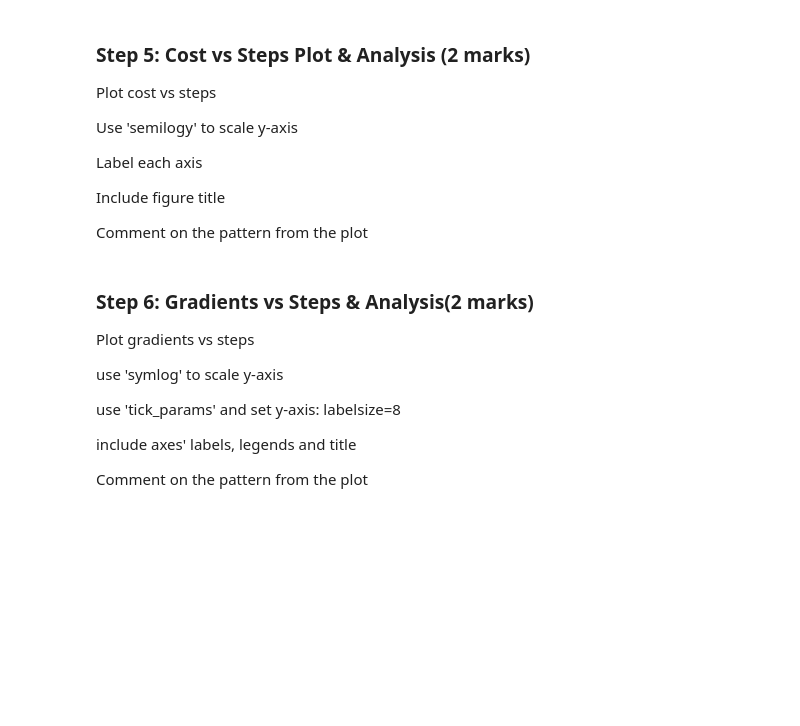
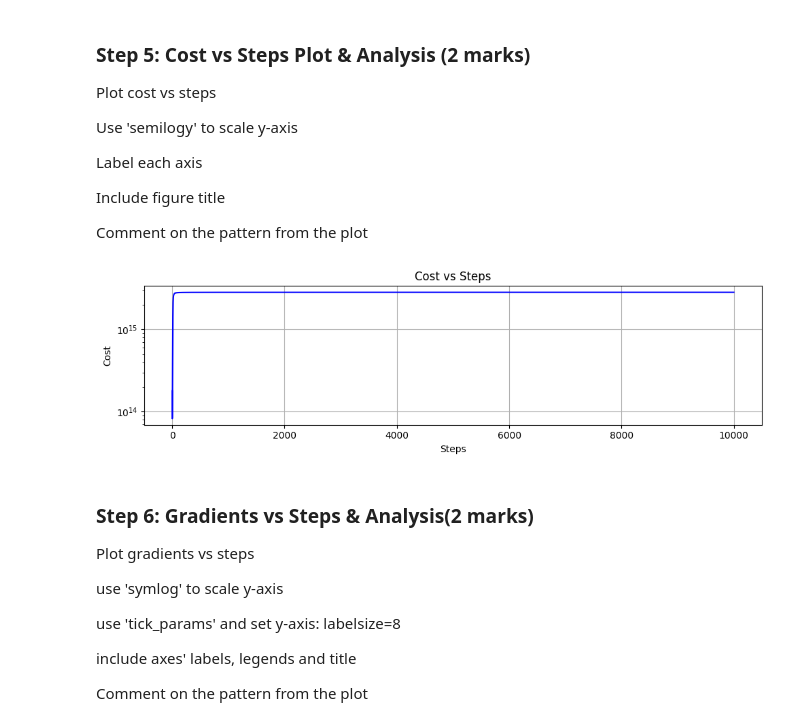
Before and after one commit to KatiaAbdulBaki/engg680_2024_fall, a Jupyter notebook: Lab_Assignment3/IntroMachineLearning(GradientDescent,LogisticRegression).ipynb, the cells around one changed output. Drawn from its saved outputs; the diff is of its cells as text; code cells hidden in the pictures; blank space fills up the shorter version.

Commit message:
Completed NonLinear Gradient Descent

```diff
--- a/Lab_Assignment3/IntroMachineLearning(GradientDescent,LogisticRegression).ipynb
+++ b/Lab_Assignment3/IntroMachineLearning(GradientDescent,LogisticRegression).ipynb
@@ -99,8 +99,9 @@ Call euclidean_norm function to calculate geometric distance.
 # %%
 # Cost function: sum of squared residuals between measured and predicted pseudoranges
 def cost_function(r_pos, cdT, s_pos, pseudorange):
-    euclidean_norm_values = euclidean_norm(r_pos, s_pos)
-    residuals = pseudorange - euclidean_norm_values - cdT
+    geometric_distance = euclidean_norm(r_pos, s_pos)
+    predicted_pseudorange = geometric_distance + cdT
+    residuals = pseudorange - predicted_pseudorange
     cost = np.sum(residuals**2)
 
     return cost
@@ -120,7 +121,15 @@ Call euclidean_norm function to calculate geometric distance.
 # %%
 # Gradient of the cost function with respect to the unknowns (x_r, y_r, z_r, cdT)
 def gradient(r_pos, cdT, s_pos, pseudorange):
+    geometric_distance = euclidean_norm(r_pos, s_pos)
+    predicted_pseudorange = geometric_distance + cdT
+    residuals = pseudorange - predicted_pseudorange
+    grad_x_r = np.sum(residuals * (r_pos[0] - s_pos[:, 0]) / geometric_distance)
+    grad_y_r = np.sum(residuals * (r_pos[1] - s_pos[:, 1]) / geometric_distance)
+    grad_z_r = np.sum(residuals * (r_pos[2] - s_pos[:, 2]) / geometric_distance)
+    grad_cdt = -np.sum(residuals)
 
+    grad = np.array([grad_x_r, grad_y_r, grad_z_r, grad_cdt])
     return grad
 # %% [markdown]
 ### Step 3: Gradient Descent Implementation (4 marks)
@@ -150,20 +159,20 @@ def gradient_descent(pseudorange, s_pos, learning_rate=0.1, max_iters=10000, tol
 
         # compute the cost in the current step
         # (1 mark)
-        current_cost = #...
+        current_cost = cost_function(r_pos, cdT, s_pos, pseudorange)
 
         # compute the gradients in the current step
         # (1 mark)
-        grad = #...
+        grad = gradient(r_pos, cdT, s_pos, pseudorange)
 
 
         # update estimates
         # (1 mark)
-        X_new = #...
+        X_new = X - learning_rate * grad
 
         # compute the new cost
         # (1 mark)
-        new_cost = #...
+        new_cost = cost_function(X_new[:3], X_new[3], s_pos, pseudorange)
 
         # break the loop if converge
         if np.abs(new_cost - current_cost) < tolerance:
@@ -179,7 +188,7 @@ def gradient_descent(pseudorange, s_pos, learning_rate=0.1, max_iters=10000, tol
         arr_grad.append(grad)
         arr_err.append(X[:3]-GroundTruth)
 
-    return X
+    return X, arr_cost, arr_grad, arr_err
 # %% [markdown]
 ### Step 4: Parameters Optimization & Results Printing (3 marks)
 
@@ -199,0 +204,12 @@ optimized_params = #...
+# %%
+optimized_params, arr_cost, arr_grad, arr_err = gradient_descent(pseudorange, sat_pos)
+final_position_errors = optimized_params[:3] - GroundTruth[:3]
+final_cost = arr_cost[-1]
+final_gradient = arr_grad[-1]
+
+# print the mentioned metrics
+print("Optimized Parameters:", optimized_params)
+print("Final Position Errors:", final_position_errors)
+print("Number of Steps:", steps_count)
+print("Final Cost:", final_cost)
+print("Final Gradient:", final_gradient)
@@ -210,13 +233,18 @@ Include figure title
 Comment on the pattern from the plot
 # %%
 fig , ax = plt.subplots(nrows=1,ncols=1, figsize=(10,3))
-# ...
+ax.semilogy(arr_cost, linestyle='-', color='b')
+ax.set_xlabel('Steps')
+ax.set_ylabel('Cost')
+ax.set_title('Cost vs Steps')
 ax.grid(True)
 fig.tight_layout()
 plt.show()
 
 # Comment on the pattern
-# ...
+# Here, the cost plateaus which means that the model has found an optimal solution.
+# %% [output]
+[figure, added]
 # %% [markdown]
 ### Step 6: Gradients vs Steps & Analysis(2 marks)
 Plot gradients vs steps
```
Also changed, not shown: parts of 9 cells of this notebook.
